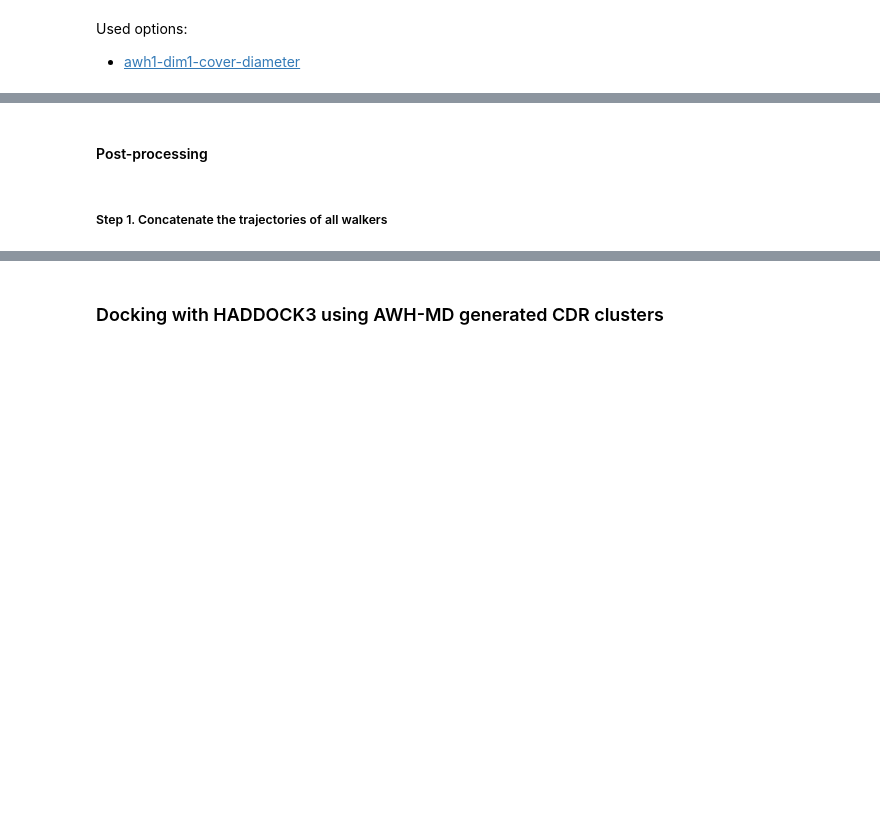
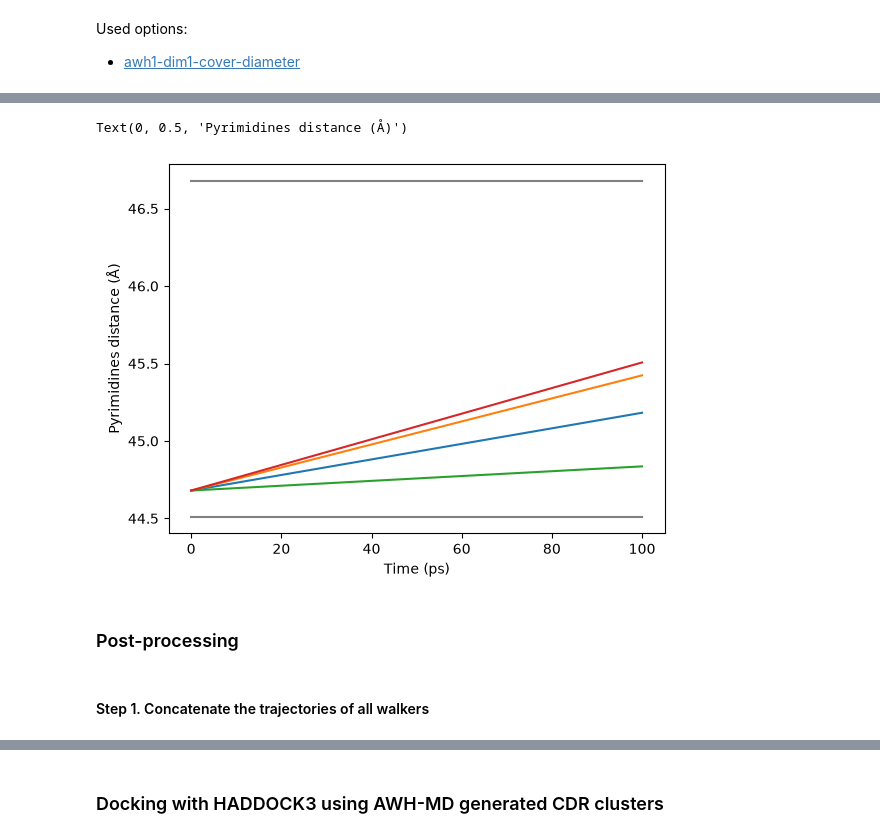
Before and after one commit to RubenChM/biobb_wf_antibody, a Jupyter notebook: biobb_wf_antibody/notebooks/biobb_antibody.ipynb, the cells around one changed output, grey strips where cells are left out. Drawn from its saved outputs; the diff is of its cells as text; code cells hidden in the pictures; blank space fills up the shorter version.

```diff
--- a/biobb_wf_antibody/notebooks/biobb_antibody.ipynb
+++ b/biobb_wf_antibody/notebooks/biobb_antibody.ipynb
@@ -2162,6 +4011,11 @@ u_gro = mda.Universe(AWH_output_npt_gro).select_atoms('protein')
 chain_A = u_gro.residues[chain_A_residx].atoms
 chain_B = u_gro.residues[chain_B_residx].atoms
 
+# The .gro written by mdrun wraps whole molecules into the box, so the antigen can sit
+# one box vector away from the antibody even though the complex is intact. Every distance
+# below must therefore use the minimum image convention (box=box / minimize_vectors),
+# which is also what the GROMACS pull code does when evaluating the AWH coordinate.
+box = u_gro.dimensions
 
 # TODO: sacar intefase por distancias en vez de usar los paratopos/epitopos de HADDOCK.
 #       Al coger los centros de masa, la proteina se puede comprimir o expandir y los
@@ -2185,5 +4041,6 @@ view_gro
 # %%
-distances = mda.lib.distances.distance_array(paratope_residues.atoms.positions, epitope_residues.atoms.positions)
+# Calculate the distance between chain A and chain B
+distances = mda.lib.distances.distance_array(paratope_residues.atoms.positions, epitope_residues.atoms.positions, box=box)
 # Get the average distancebetween paratope and epitope residues
 average_distance = distances.mean()
 minimum_distance = distances.min()
@@ -2194,16 +4055,9 @@ print(f"Maximum distance: {maximum_distance:.2f} Å")
-# %%
-# Calculate the distance between chain A and chain B
-distances = mda.lib.distances.distance_array(chain_A.atoms.positions, chain_B.atoms.positions)
-# Get the average distancebetween paratope and epitope residues
-average_distance = distances.mean()
-minimum_distance = distances.min()
-maximum_distance = distances.max()
-print(f"Average distance: {average_distance:.2f} Å")
-print(f"Minimum distance: {minimum_distance:.2f} Å")
-print(f"Maximum distance: {maximum_distance:.2f} Å")
 # %%
 # Calculate the distance between chain A and chain B
+# Each chain is whole in the .gro, but chain B may be a full box vector away from chain A,
+# so take the minimum image of the COM-COM vector (this is the AWH pull coordinate).
 chain_A_COM = chain_A.center_of_mass()
 chain_B_COM = chain_B.center_of_mass()
-chain_COM_dist = np.linalg.norm(chain_A_COM - chain_B_COM)
+chain_COM_vec = mda.lib.distances.minimize_vectors(chain_A_COM - chain_B_COM, box=box)
+chain_COM_dist = np.linalg.norm(chain_COM_vec)
 print(f"Distance between chain A and chain B: {chain_COM_dist:.2f} Å")
@@ -2578,26 +4476,29 @@ mdrun_multidir(input_tpr_path=AWH_output_gppmd_mult_tpr,
 # %%
 # Load the XVG file
-pullx0 = np.loadtxt(AWH_dir / 'walkers_output/walker_0/pullx.xvg', comments=['@','#'])
-pullx1 = np.loadtxt(AWH_dir / 'walkers_output/walker_1/pullx.xvg', comments=['@','#'])
-pullx2 = np.loadtxt(AWH_dir / 'walkers_output/walker_2/pullx.xvg', comments=['@','#'])
-pullx3 = np.loadtxt(AWH_dir / 'walkers_output/walker_3/pullx.xvg', comments=['@','#'])
+pullx0 = np.loadtxt(AWH_dir / 'walkers_output/walker_0/pullx.xvg', comments=['@','#']) * 10
+pullx1 = np.loadtxt(AWH_dir / 'walkers_output/walker_1/pullx.xvg', comments=['@','#']) * 10
+pullx2 = np.loadtxt(AWH_dir / 'walkers_output/walker_2/pullx.xvg', comments=['@','#']) * 10
+pullx3 = np.loadtxt(AWH_dir / 'walkers_output/walker_3/pullx.xvg', comments=['@','#']) * 10
 
 # Plot the data
 plt.plot(pullx0[:,0], pullx0[:,1])
 plt.plot(pullx1[:,0], pullx1[:,1])
 plt.plot(pullx2[:,0], pullx2[:,1])
 plt.plot(pullx3[:,0], pullx3[:,1])
 
 # Plot lines for the edges of our sampling interval
-plt.plot(pullx0[:,0], [awh_max/10] * pullx0[:,0].shape[0], color='gray')
-plt.plot(pullx0[:,0], [awh_min/10] * pullx0[:,0].shape[0], color='gray')
+plt.plot(pullx0[:,0], [awh_max] * pullx0[:,0].shape[0], color='gray')
+plt.plot(pullx0[:,0], [awh_min] * pullx0[:,0].shape[0], color='gray')
 
 plt.xlabel('Time (ps)')
-plt.ylabel('Pyrimidines distance (nm)')
+plt.ylabel('Pyrimidines distance (Å)')
+# %% [output]
+Text(0, 0.5, 'Pyrimidines distance (Å)')
+[figure, added]
 # %% [markdown]
-#### Post-processing
+### Post-processing
 # %% [markdown]
-##### Step 1. Concatenate the trajectories of all walkers
+#### Step 1. Concatenate the trajectories of all walkers
 # %%
 # Concatenate trajectories from all walkers
 from biobb_gromacs.gromacs.trjcat import trjcat
```
Also changed, not shown: parts of 138 cells of this notebook, 2 other files.
